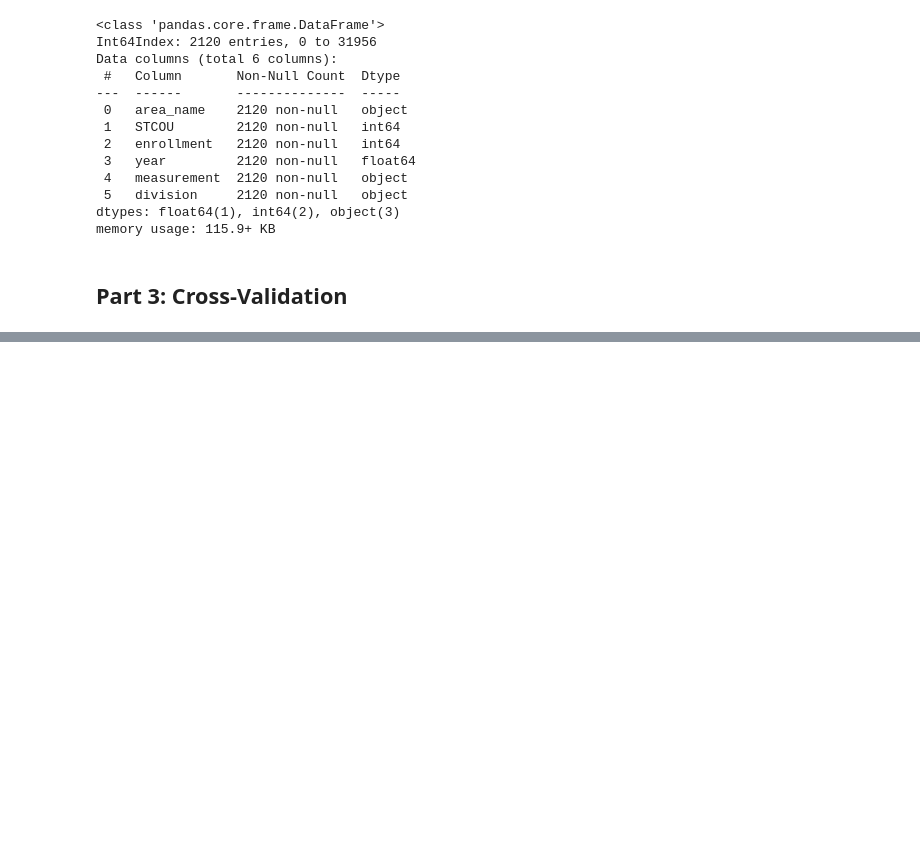
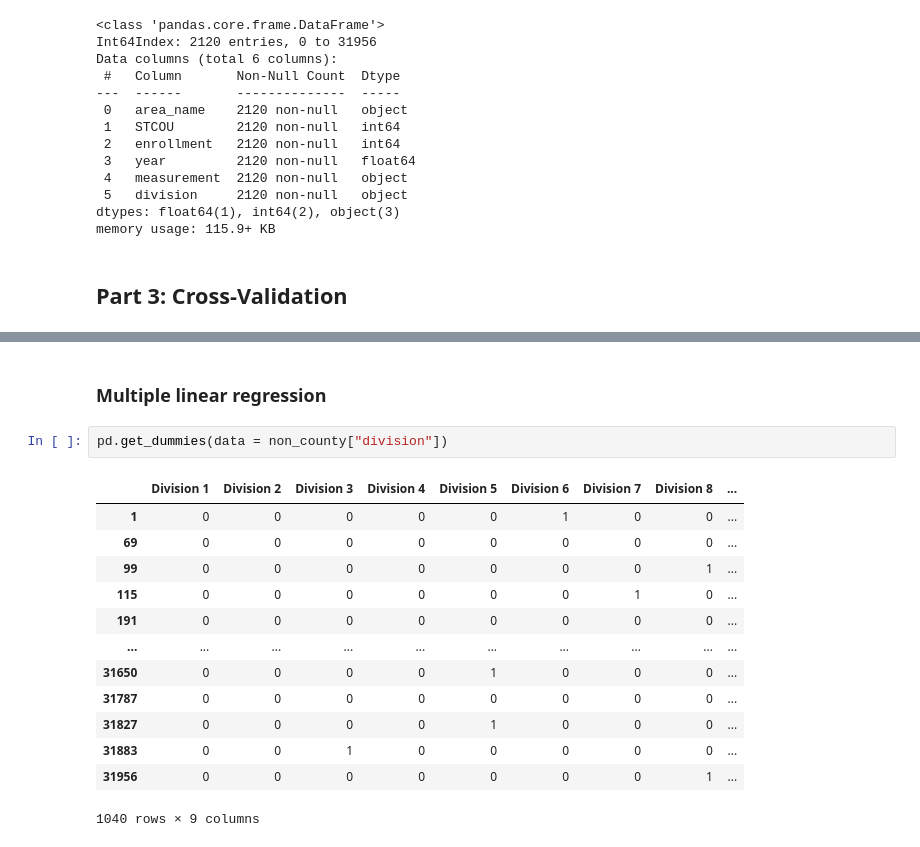
Before and after one commit to kamckeev/BigData1, a Jupyter notebook: Project1_Official.ipynb, the cells around one changed output, grey strips where cells are left out. Saved outputs shown, nothing was run; the diff lists cells and outputs as text; blank space fills up the shorter version.

```diff
--- a/Project1_Official.ipynb
+++ b/Project1_Official.ipynb
@@ -441,0 +483,18 @@ memory usage: 115.9+ KB
+# %% [markdown]
+### Multiple linear regression
+# %%
+pd.get_dummies(data = non_county["division"])
+# %% [output]
+|  | Division 1 | Division 2 | Division 3 | Division 4 | Division 5 | Division 6 | Division 7 | Division 8 | ... |
+| 1 | 0 | 0 | 0 | 0 | 0 | 1 | 0 | 0 | ... |
+| 69 | 0 | 0 | 0 | 0 | 0 | 0 | 0 | 0 | ... |
+| 99 | 0 | 0 | 0 | 0 | 0 | 0 | 0 | 1 | ... |
+| 115 | 0 | 0 | 0 | 0 | 0 | 0 | 1 | 0 | ... |
+| 191 | 0 | 0 | 0 | 0 | 0 | 0 | 0 | 0 | ... |
+| ... | ... | ... | ... | ... | ... | ... | ... | ... | ... |
+| 31650 | 0 | 0 | 0 | 0 | 1 | 0 | 0 | 0 | ... |
+| 31787 | 0 | 0 | 0 | 0 | 0 | 0 | 0 | 0 | ... |
+| 31827 | 0 | 0 | 0 | 0 | 1 | 0 | 0 | 0 | ... |
+| 31883 | 0 | 0 | 1 | 0 | 0 | 0 | 0 | 0 | ... |
+| 31956 | 0 | 0 | 0 | 0 | 0 | 0 | 0 | 1 | ... |
+1040 rows × 9 columns
```
Also changed, not shown: parts of 16 cells of this notebook.
